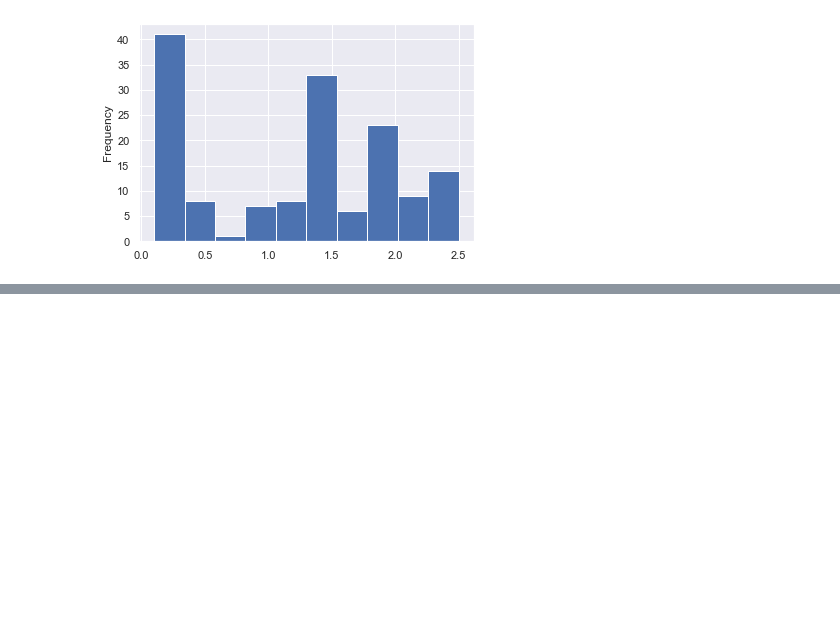
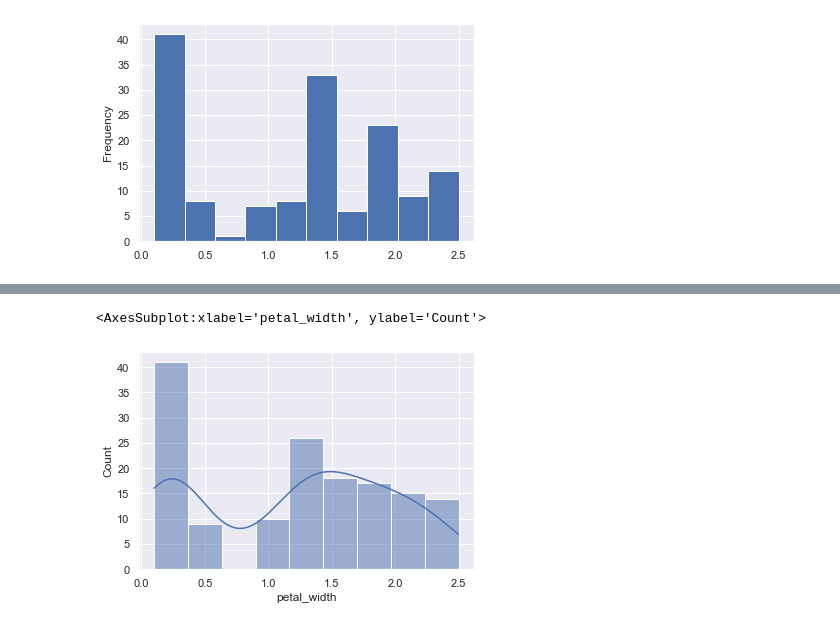
Before and after one commit to janson11/python-demo, a Jupyter notebook: day/Chapter25/Chapter25.ipynb, the cells around one changed output, grey strips where cells are left out. Saved outputs shown, nothing was run; the diff lists cells and outputs as text; code cells hidden in the pictures; blank space fills up the shorter version.

```diff
--- a/day/Chapter25/Chapter25.ipynb
+++ b/day/Chapter25/Chapter25.ipynb
@@ -49,0 +55,5 @@ df_iris.petal_width.plot.hist()
+# %%
+sns.histplot(df_iris.petal_width,kde=True)
+# %% [output]
+<AxesSubplot:xlabel='petal_width', ylabel='Count'>
+[figure, added]
```
Also changed, not shown: parts of 10 cells of this notebook.
